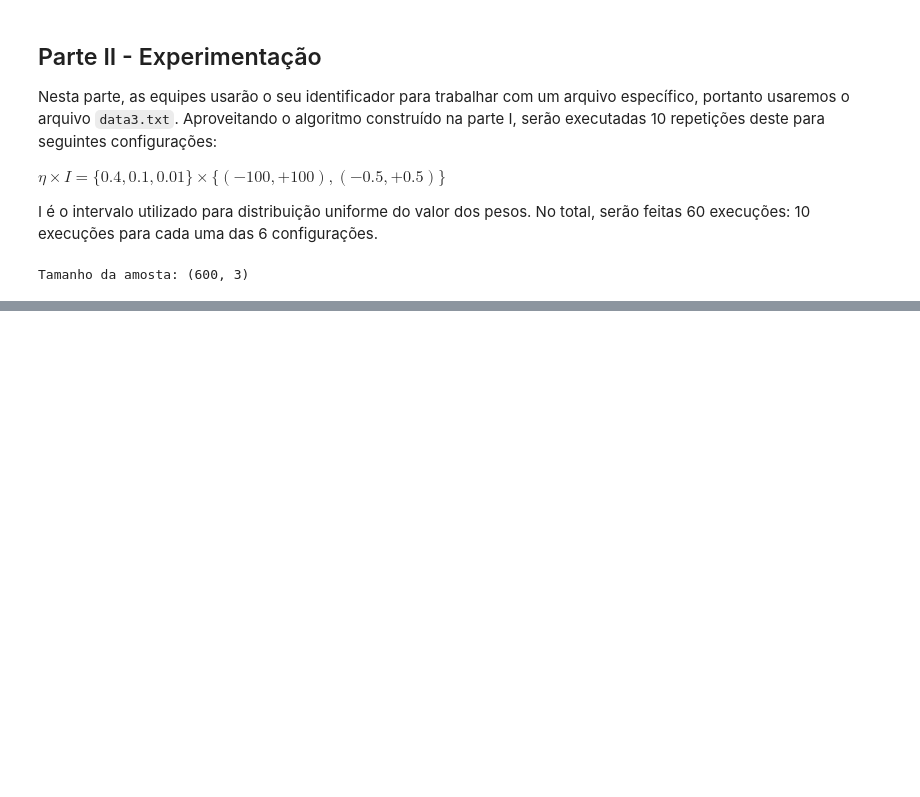
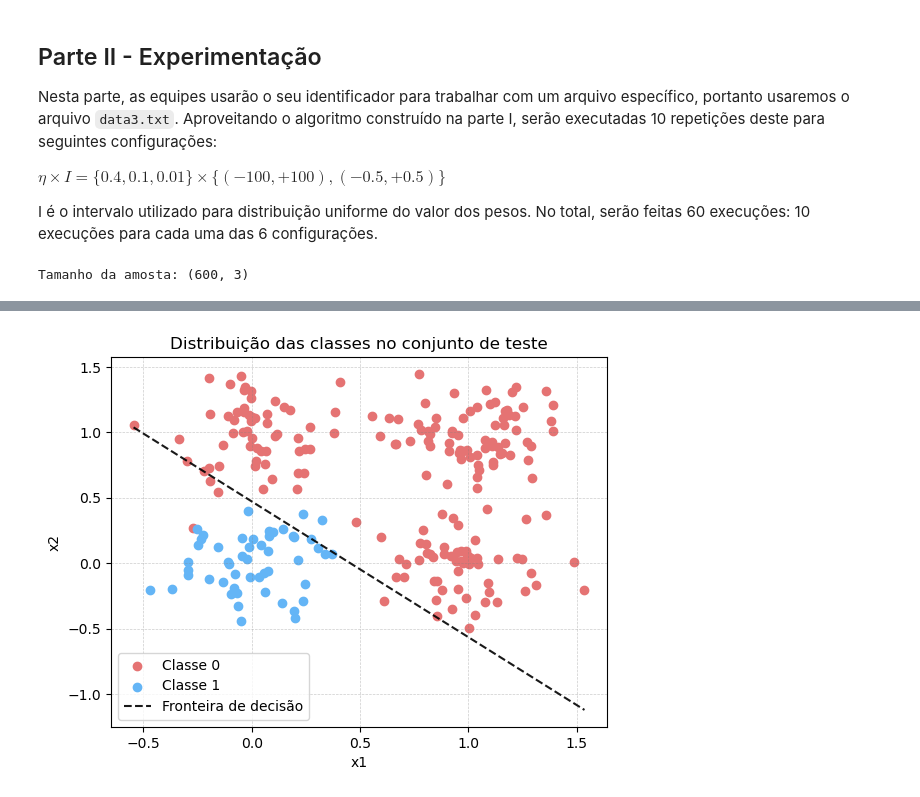
Before and after one commit to ErikExatas/Redes-Neurais-Artificiais-PP2.1, a Jupyter notebook: src/perceptron-rosenblatt.ipynb, the cells around one changed output, grey strips where cells are left out. Cells and saved outputs as stored; diff of their text form; code cells hidden in the pictures; blank space fills up the shorter version.

```diff
--- a/src/perceptron-rosenblatt.ipynb
+++ b/src/perceptron-rosenblatt.ipynb
@@ -226,0 +269,22 @@ tabela
+# %%
+y_test_flat = y_test.ravel()
+
+classe_0 = X_test[y_test_flat == 0]
+classe_1 = X_test[y_test_flat == 1]
+
+plt.scatter(classe_0[:, 0], classe_0[:, 1], color='#E57373', label='Classe 0')
+plt.scatter(classe_1[:, 0], classe_1[:, 1], color='#64B5F6', label='Classe 1')
+
+w = p3.weights
+x_vals = np.linspace(np.min(X_test[:, 0]), np.max(X_test[:, 0]), 100)
+y_vals = -(w[0] + w[1] * x_vals) / w[2]
+
+plt.plot(x_vals, y_vals, color='black', linestyle='--', alpha=0.9, label='Fronteira de decisão')
+plt.xlabel('x1')
+plt.ylabel('x2')
+plt.title('Distribuição das classes no conjunto de teste')
+plt.legend()
+plt.grid(True, alpha=0.4, linestyle='--', linewidth=0.5, color='gray')
+plt.show()
+# %% [output]
+[figure, added]
```
Also changed, not shown: parts of 26 cells of this notebook, 1 other file.
